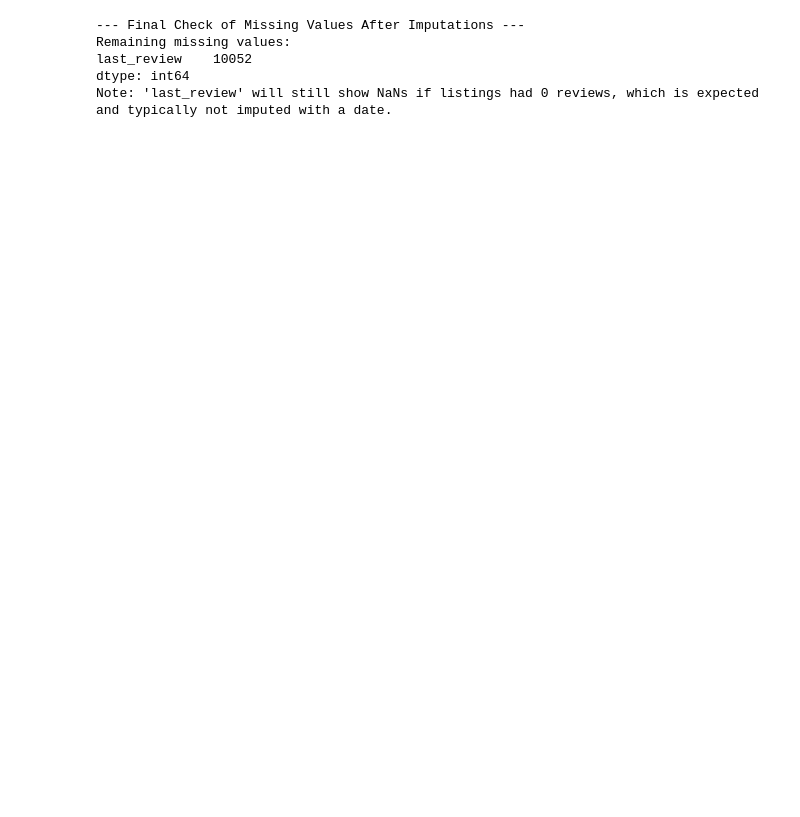
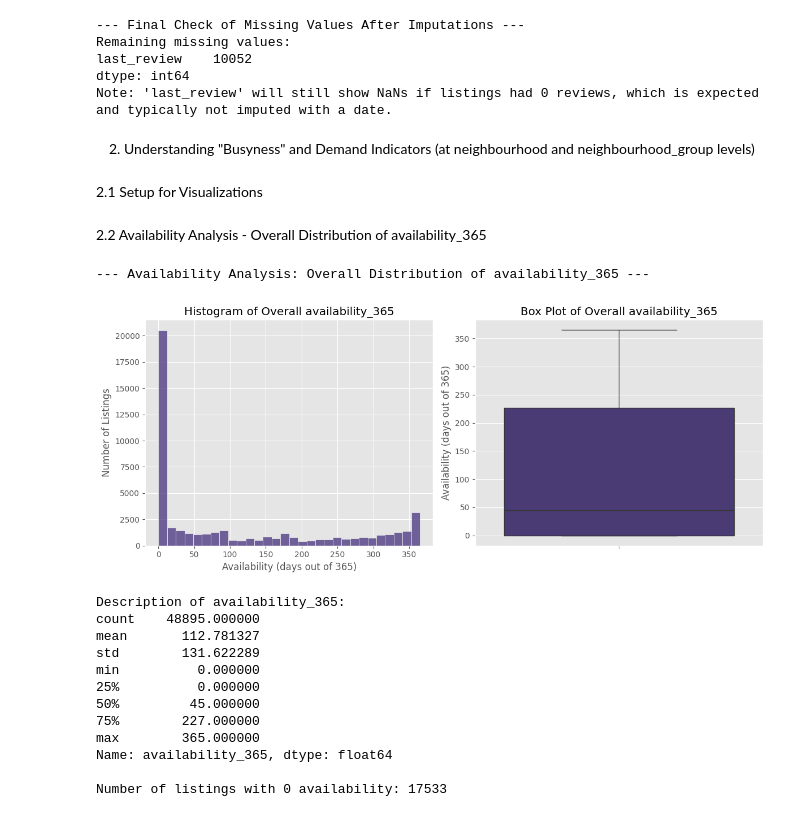
Before and after one commit to tm3-machine-learning/airbnb, a Jupyter notebook: mchandler_analysis/airbnb_analysis.ipynb, the cells around one changed output. Cells and saved outputs as stored; diff of their text form; code cells hidden in the pictures; blank space fills up the shorter version.

Commit message:
More EDA and changed numbering styles.

```diff
--- a/mchandler_analysis/airbnb_analysis.ipynb
+++ b/mchandler_analysis/airbnb_analysis.ipynb
@@ -233,3 +233,53 @@ Remaining missing values:
 last_review    10052
 dtype: int64
 Note: 'last_review' will still show NaNs if listings had 0 reviews, which is expected and typically not imputed with a date.
+# %% [markdown]
+2. Understanding "Busyness" and Demand Indicators (at neighbourhood and neighbourhood_group levels)
+# %% [markdown]
+2.1 Setup for Visualizations
+# %%
+import matplotlib.pyplot as plt
+import seaborn as sns
+
+plt.style.use('ggplot')
+sns.set_palette("viridis")
+# %% [markdown]
+2.2 Availability Analysis - Overall Distribution of availability_365
+# %%
+print("--- Availability Analysis: Overall Distribution of availability_365 ---")
+
+plt.figure(figsize=(12, 5))
+
+plt.subplot(1, 2, 1)
+sns.histplot(df['availability_365'], bins=30, kde=False)
+plt.title('Histogram of Overall availability_365')
+plt.xlabel('Availability (days out of 365)')
+plt.ylabel('Number of Listings')
+
+plt.subplot(1, 2, 2)
+sns.boxplot(y=df['availability_365'])
+plt.title('Box Plot of Overall availability_365')
+plt.ylabel('Availability (days out of 365)')
+
+plt.tight_layout()
+plt.show()
+
+print("\nDescription of availability_365:")
+print(df['availability_365'].describe())
+# Listings with 0 availability might be interesting to investigate separately
+print(f"\nNumber of listings with 0 availability: {len(df[df['availability_365'] == 0])}")
+# %% [output]
+--- Availability Analysis: Overall Distribution of availability_365 ---
+[figure, added]
+Description of availability_365:
+count    48895.000000
+mean       112.781327
+std        131.622289
+min          0.000000
+25%          0.000000
+50%         45.000000
+75%        227.000000
+max        365.000000
+Name: availability_365, dtype: float64
+
+Number of listings with 0 availability: 17533
```
Also changed, not shown: parts of 20 cells of this notebook.
